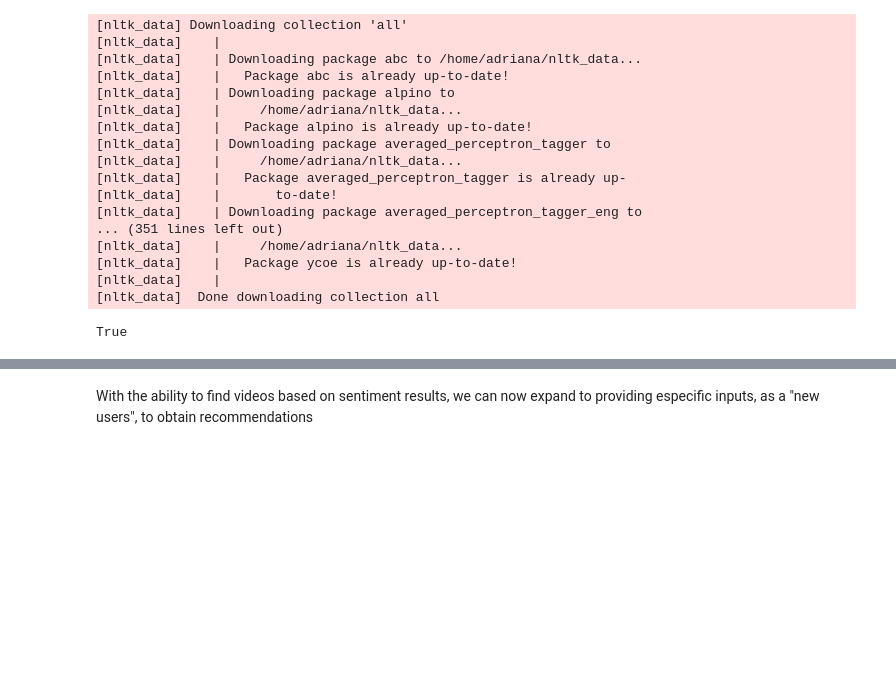
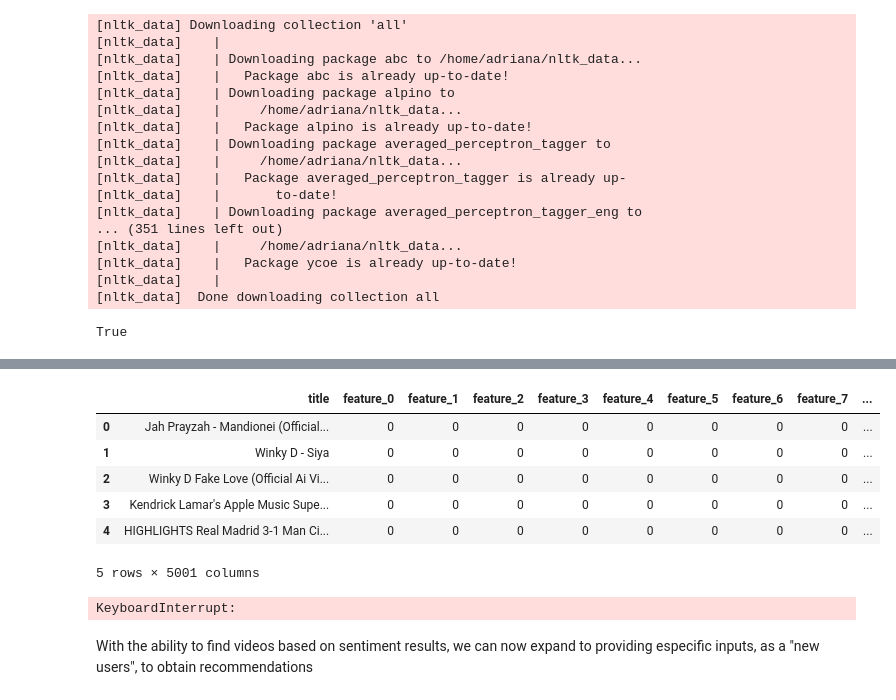
Before and after one commit to adrianarodriguezrodriguez/youtube, a Jupyter notebook: spark.ipynb, the cells around one changed output, grey strips where cells are left out. Saved outputs shown, nothing was run; the diff lists cells and outputs as text; code cells hidden in the pictures; blank space fills up the shorter version.

Commit message:
updates on sentiment analysis

```diff
--- a/spark.ipynb
+++ b/spark.ipynb
@@ -526,0 +374,26 @@ py4j.protocol.Py4JNetworkError: Error while sending or receiving
+# %%
+from sklearn.feature_extraction.text import HashingVectorizer
+
+vectorizer = HashingVectorizer(n_features=5000, alternate_sign=False)
+
+data_tf = vectorizer.transform(data["clean_text"])
+
+def sparse_to_dataframe(sparse_matrix, column_prefix="feature"):
+
+    df = pd.DataFrame.sparse.from_spmatrix(sparse_matrix)
+    df.columns = [f"{column_prefix}_{i}" for i in range(df.shape[1])]
+    return df
+
+data_tf_df = sparse_to_dataframe(data_tf)
+
+data_tf_df.insert(0, "title", data["title"].values)
+
+data_tf_df.head()
+# %% [output]
+|  | title | feature_0 | feature_1 | feature_2 | feature_3 | feature_4 | feature_5 | feature_6 | feature_7 | ... |
+| 0 | Jah Prayzah - Mandionei (Official... | 0 | 0 | 0 | 0 | 0 | 0 | 0 | 0 | ... |
+| 1 | Winky D - Siya | 0 | 0 | 0 | 0 | 0 | 0 | 0 | 0 | ... |
+| 2 | Winky D Fake Love (Official Ai Vi... | 0 | 0 | 0 | 0 | 0 | 0 | 0 | 0 | ... |
+| 3 | Kendrick Lamar's Apple Music Supe... | 0 | 0 | 0 | 0 | 0 | 0 | 0 | 0 | ... |
+| 4 | HIGHLIGHTS Real Madrid 3-1 Man Ci... | 0 | 0 | 0 | 0 | 0 | 0 | 0 | 0 | ... |
+5 rows × 5001 columns
@@ -527,2 +430,36 @@ py4j.protocol.Py4JNetworkError: Error while sending or receiving
+# %%
+import torch
+from transformers import AutoTokenizer, AutoModelForSequenceClassification
+import torch.nn.functional as F
+
+# Cargar modelo preentrenado de BERT para análisis de sentimiento
+model_name = "nlptown/bert-base-multilingual-uncased-sentiment"  # Modelo de BERT para sentimiento
+tokenizer = AutoTokenizer.from_pretrained(model_name)
+model = AutoModelForSequenceClassification.from_pretrained(model_name)
+
+# Función para predecir sentimiento con BERT
+def predict_sentiment_bert(text):
+    if not isinstance(text, str) or text.strip() == "":
+        return None  # Manejar valores vacíos o nulos
+
+    tokens = tokenizer(text, return_tensors="pt", truncation=True, padding=True, max_length=512)
+    with torch.no_grad():
+        output = model(**tokens)
+    scores = F.softmax(output.logits, dim=1)  # Convertir logits en probabilidades
+    sentiment = torch.argmax(scores).item()  # Obtener la clase con mayor probabilidad
+    return sentiment  # Las etiquetas de BERT van de 0 (muy negativo) a 4 (muy positivo)
+
+# Aplicar BERT en la columna de texto limpio del dataset
+data["bert_sentiment"] = data["clean_text"].apply(predict_sentiment_bert)
+
+# Mostrar los datos en un DataFrame de Pandas en un entorno local
+print(data[["title", "clean_text", "bert_sentiment"]].head())
+
+# Guardar los resultados en un archivo CSV para revisarlos
+data[["title", "clean_text", "bert_sentiment"]].to_csv("bert_sentiment_results.csv", index=False)
+
+print("Resultados guardados en 'bert_sentiment_results.csv'")
+# %% [output]
+KeyboardInterrupt:
 # %% [markdown]
 With the ability to find videos based on sentiment results, we can now expand to providing especific inputs, as a "new users", to obtain recommendations
```
Also changed, not shown: parts of 15 cells of this notebook.
